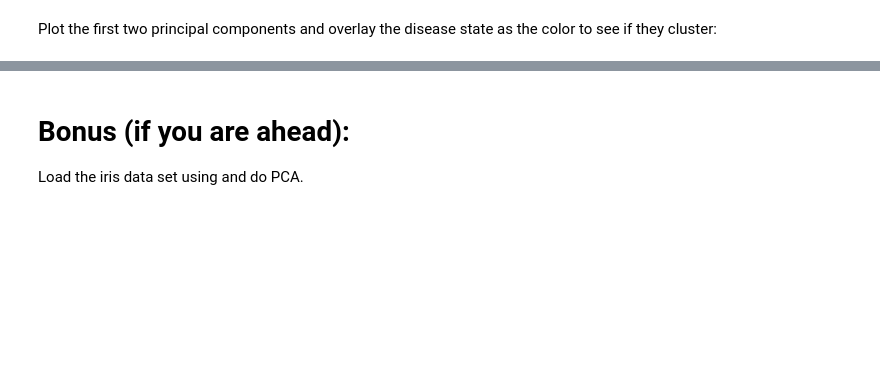
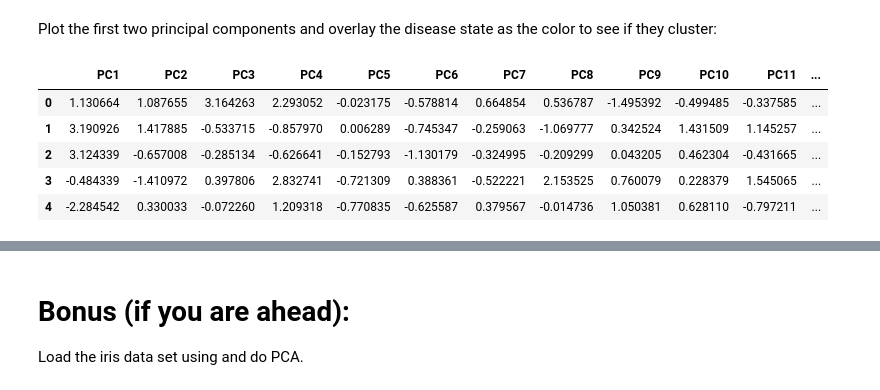
Before and after one commit to pjshort/london_data_sci_PCA_supervised, a Jupyter notebook: heart_disease_solution.ipynb, the cells around one changed output, grey strips where cells are left out. Saved outputs shown, nothing was run; the diff lists cells and outputs as text; code cells hidden in the pictures; blank space fills up the shorter version.

```diff
--- a/heart_disease_solution.ipynb
+++ b/heart_disease_solution.ipynb
@@ -108,8 +186,15 @@ sns.heatmap(
 Plot the first two principal components and overlay the disease state as the color to see if they cluster:
 # %%
 X_pca = pd.DataFrame(pca.transform(X))
-X_pca.columns = ['PC' + str(i) for i in range(0,13)]
+X_pca.columns = ['PC' + str(i+1) for i in range(0,13)]
 X_pca = X_pca.join(y)
 X_pca.head()
+# %% [output]
+|  | PC1 | PC2 | PC3 | PC4 | PC5 | PC6 | PC7 | PC8 | PC9 | PC10 | PC11 | ... |
+| 0 | 1.130664 | 1.087655 | 3.164263 | 2.293052 | -0.023175 | -0.578814 | 0.664854 | 0.536787 | -1.495392 | -0.499485 | -0.337585 | ... |
+| 1 | 3.190926 | 1.417885 | -0.533715 | -0.857970 | 0.006289 | -0.745347 | -0.259063 | -1.069777 | 0.342524 | 1.431509 | 1.145257 | ... |
+| 2 | 3.124339 | -0.657008 | -0.285134 | -0.626641 | -0.152793 | -1.130179 | -0.324995 | -0.209299 | 0.043205 | 0.462304 | -0.431665 | ... |
+| 3 | -0.484339 | -1.410972 | 0.397806 | 2.832741 | -0.721309 | 0.388361 | -0.522221 | 2.153525 | 0.760079 | 0.228379 | 1.545065 | ... |
+| 4 | -2.284542 | 0.330033 | -0.072260 | 1.209318 | -0.770835 | -0.625587 | 0.379567 | -0.014736 | 1.050381 | 0.628110 | -0.797211 | ... |
 # %%
 sns.lmplot(x='PC1', y='PC2', data=X_pca, fit_reg=False, hue = 'num')
```
Also changed, not shown: parts of 38 cells of this notebook.
